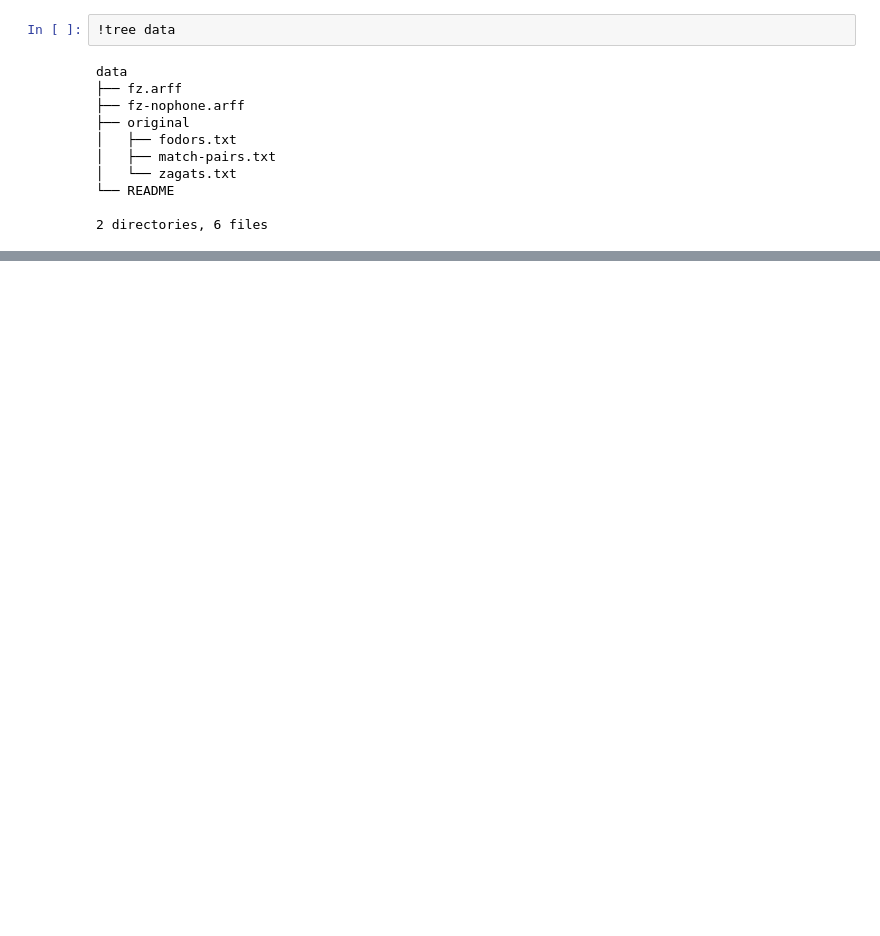
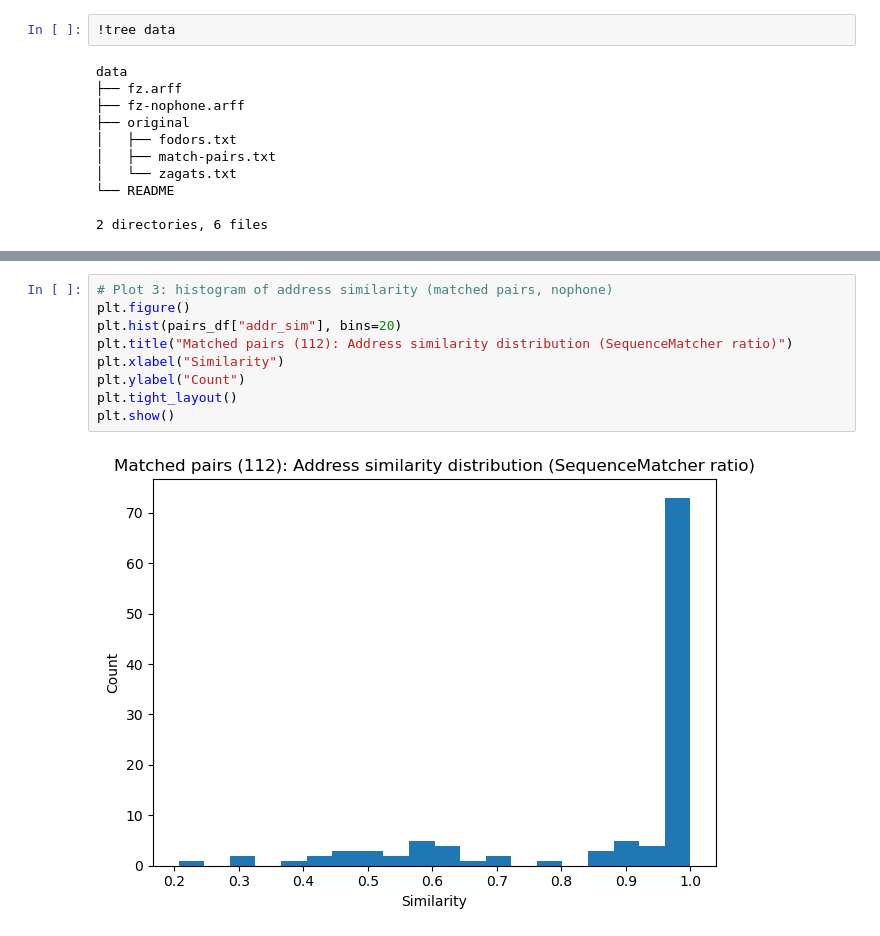
Before and after one commit to damminhtien/awesome-entity-resolution-datasets, a Jupyter notebook: restaurant/restaurant_analysis.ipynb, the cells around one changed output, grey strips where cells are left out. Cells and saved outputs as stored; diff of their text form; blank space fills up the shorter version.

```diff
--- a/restaurant/restaurant_analysis.ipynb
+++ b/restaurant/restaurant_analysis.ipynb
@@ -218,0 +494,11 @@ data
+# %%
+# Plot 3: histogram of address similarity (matched pairs, nophone)
+plt.figure()
+plt.hist(pairs_df["addr_sim"], bins=20)
+plt.title("Matched pairs (112): Address similarity distribution (SequenceMatcher ratio)")
+plt.xlabel("Similarity")
+plt.ylabel("Count")
+plt.tight_layout()
+plt.show()
+# %% [output]
+[figure, added]
```
Also changed, not shown: parts of 35 cells of this notebook, 1 other file.
